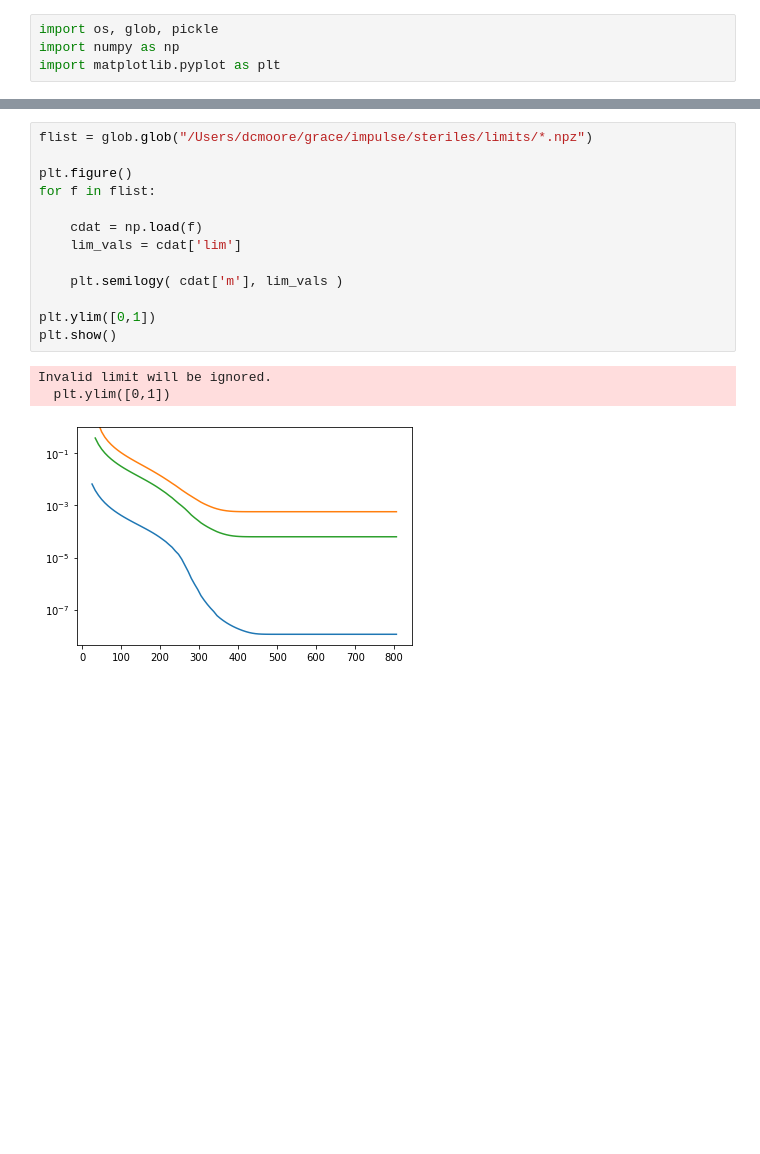
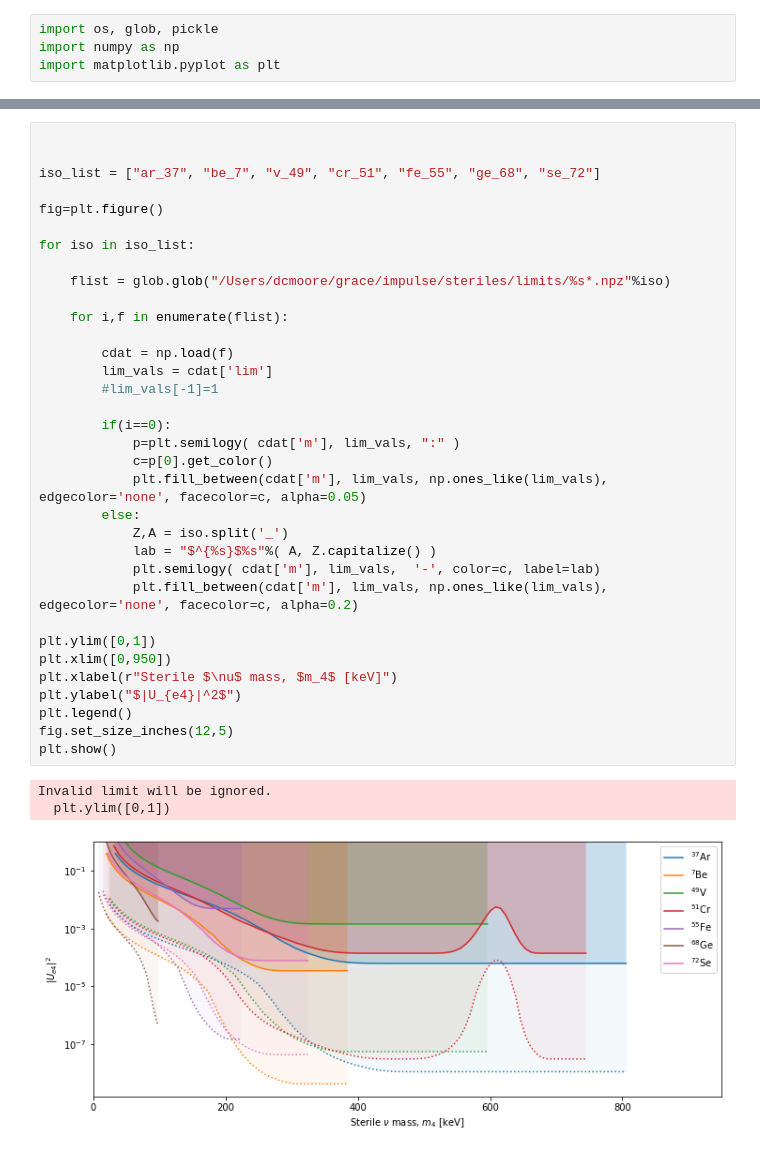
Before and after one commit to Moore-Lab/composite_DM, a Jupyter notebook: steriles/plot_pdfs.ipynb, the cells around one changed output, grey strips where cells are left out. Cells and saved outputs as stored; diff of their text form; blank space fills up the shorter version.

```diff
--- a/steriles/plot_pdfs.ipynb
+++ b/steriles/plot_pdfs.ipynb
@@ -155,17 +186,38 @@ for i,m in enumerate(mass_list):
-# %%
-flist = glob.glob("/Users/dcmoore/grace/impulse/steriles/limits/*.npz")
-
-plt.figure()
-for f in flist:
-
-    cdat = np.load(f)
-    lim_vals = cdat['lim']
-
-    plt.semilogy( cdat['m'], lim_vals )
-
-plt.ylim([0,1])
-plt.show()
-# %% [output]
-Invalid limit will be ignored.
-  plt.ylim([0,1])
-[figure, removed]
+# %%
+
+
+iso_list = ["ar_37", "be_7", "v_49", "cr_51", "fe_55", "ge_68", "se_72"]
+
+fig=plt.figure()
+
+for iso in iso_list:
+
+    flist = glob.glob("/Users/dcmoore/grace/impulse/steriles/limits/%s*.npz"%iso)
+
+    for i,f in enumerate(flist):
+
+        cdat = np.load(f)
+        lim_vals = cdat['lim']
+        #lim_vals[-1]=1
+
+        if(i==0):
+            p=plt.semilogy( cdat['m'], lim_vals, ":" )
+            c=p[0].get_color()
+            plt.fill_between(cdat['m'], lim_vals, np.ones_like(lim_vals), edgecolor='none', facecolor=c, alpha=0.05)
+        else:
+            Z,A = iso.split('_')
+            lab = "$^{%s}$%s"%( A, Z.capitalize() )
+            plt.semilogy( cdat['m'], lim_vals,  '-', color=c, label=lab)
+            plt.fill_between(cdat['m'], lim_vals, np.ones_like(lim_vals), edgecolor='none', facecolor=c, alpha=0.2)
+
+plt.ylim([0,1])
+plt.xlim([0,950])
+plt.xlabel(r"Sterile $\nu$ mass, $m_4$ [keV]")
+plt.ylabel("$|U_{e4}|^2$")
+plt.legend()
+fig.set_size_inches(12,5)
+plt.show()
+# %% [output]
+Invalid limit will be ignored.
+  plt.ylim([0,1])
+[figure, added]
```
Also changed, not shown: parts of 3 cells of this notebook.
